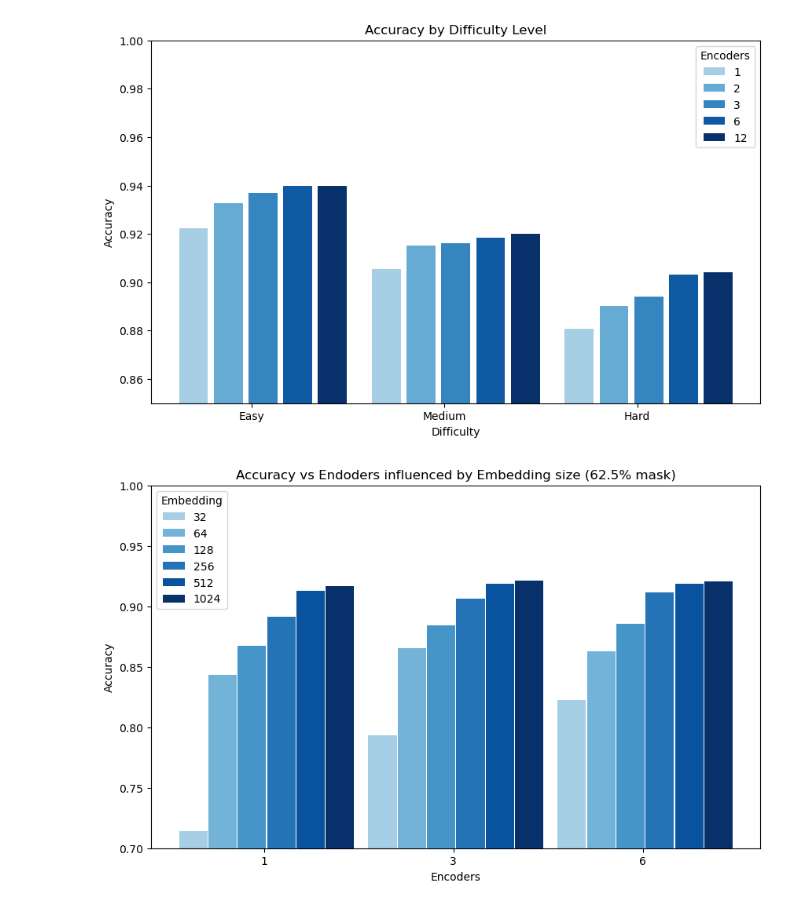
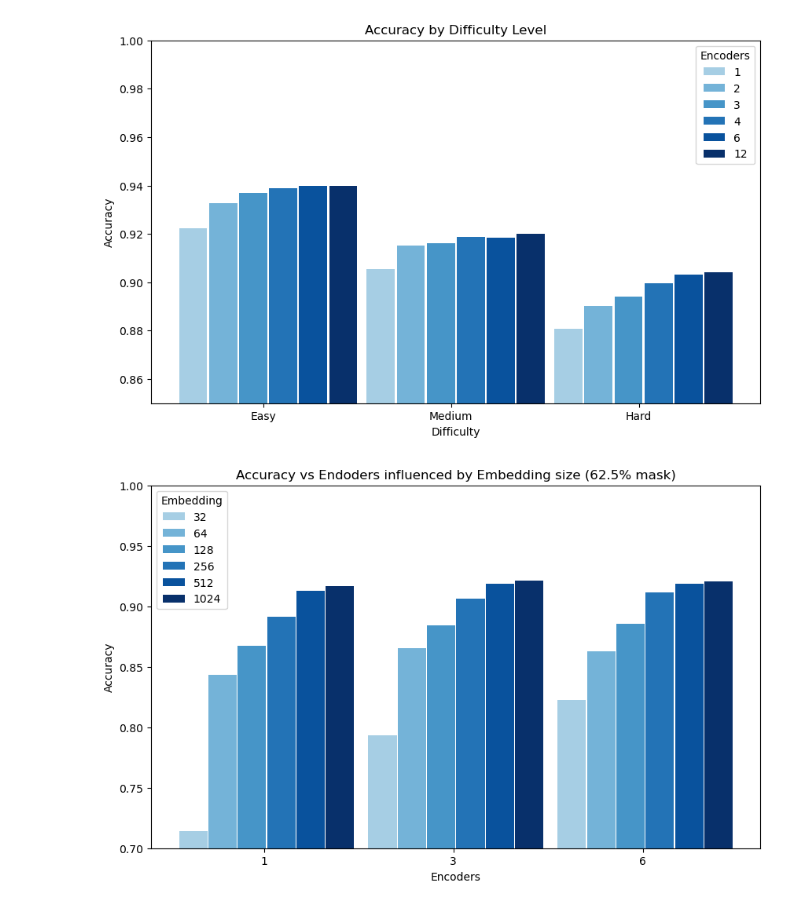
Before and after one commit to aeerik/base, a Jupyter notebook: figures.ipynb, the cells around one changed output. Saved outputs shown, nothing was run; the diff lists cells and outputs as text; code cells hidden in the pictures.

```diff
--- a/figures.ipynb
+++ b/figures.ipynb
@@ -4,40 +4,41 @@ import numpy as np
 
 # Data
 categories = ['Easy', 'Medium', 'Hard']
-epochs = [1, 2, 3, 6, 12]
+epochs = [1, 2, 3, 4, 6, 12]
 scores = {
     1: [0.9223, 0.9054, 0.8807],
     2: [0.9328, 0.9151, 0.8903],
     3: [0.937, 0.9162, 0.8942],
+    4: [0.9389, 0.9188, 0.8996],
     6: [0.9397, 0.9185, 0.903],
     12: [0.940, 0.9201, 0.904]
 }
 
 num_epochs = len(epochs)
 bar_width = 0.15
-space = 0.03
+space = 0.01
 
 x = np.arange(len(categories))
 
 # Generate color gradient
 colors = plt.cm.Blues(np.linspace(0.35, 1, num_epochs))
 
 # Plotting the bar plots
 plt.figure(figsize=(10, 6))
 
 for i, epoch in enumerate(epochs):
     plt.bar(x + i * (bar_width + space), scores[epoch], width=bar_width, label=f'{epoch}', color=colors[i])
 
 plt.xlabel('Difficulty')
 plt.ylabel('Accuracy')
 plt.title('Accuracy by Difficulty Level')
 plt.xticks(x + bar_width * (num_epochs - 1) / 2, categories)
 plt.legend(title='Encoders')
 plt.ylim(0.85, 1)
 
 plt.show()
 # %% [output]
-[figure, old version]
+[figure, new version]
 # %%
 import matplotlib.pyplot as plt
 import numpy as np
```
Also changed, not shown: 3 other files.
